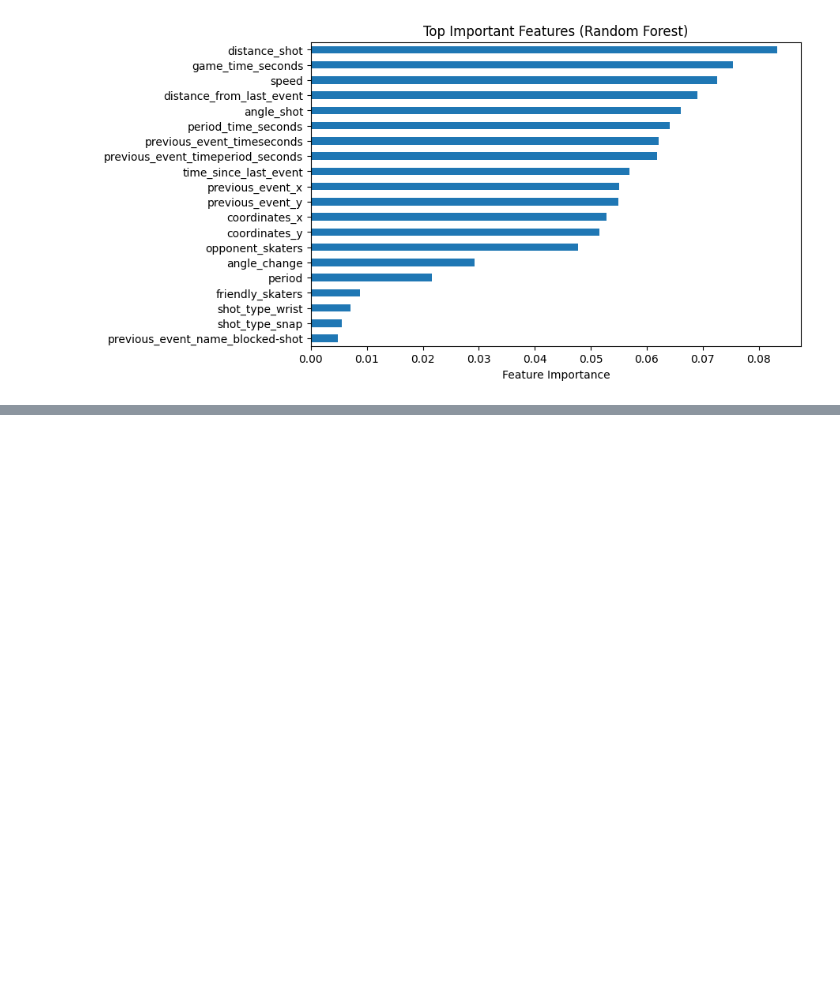
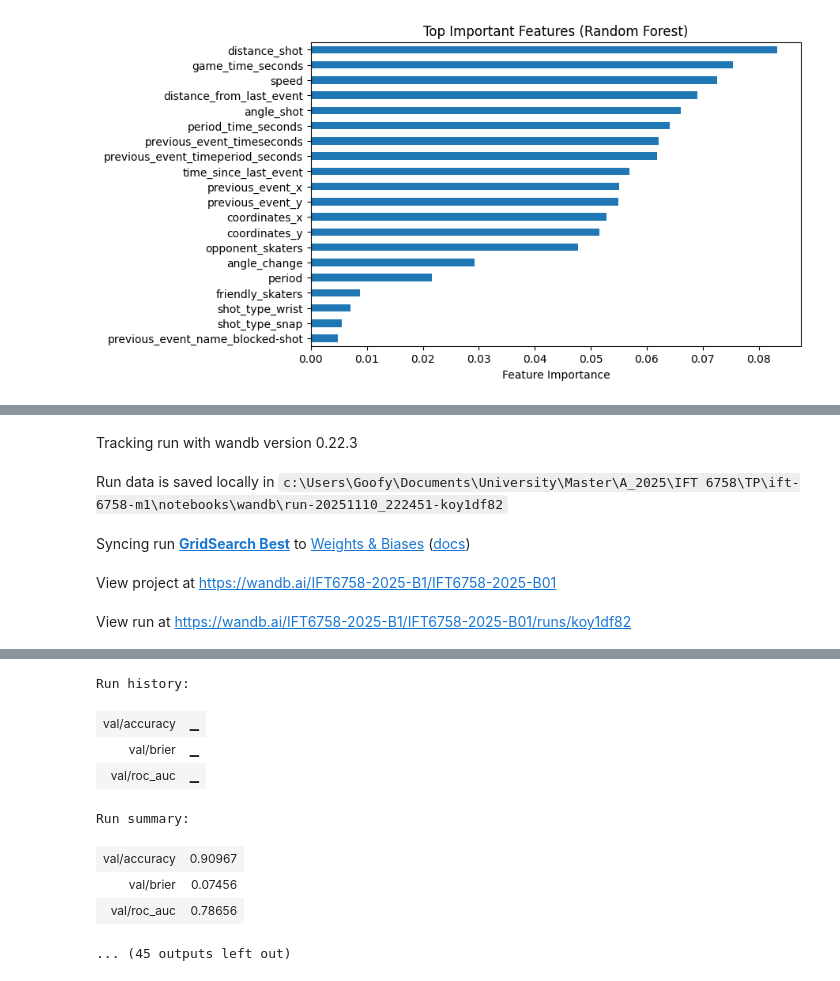
Before and after one commit to d1amondb0t/ift-6758-m1, a Jupyter notebook: notebooks/give_it_your_best_shot.ipynb, the cells around one changed output, grey strips where cells are left out. Saved outputs shown, nothing was run; the diff lists cells and outputs as text; code cells hidden in the pictures; blank space fills up the shorter version.

Commit message:
Added wandb save to project

```diff
--- a/notebooks/give_it_your_best_shot.ipynb
+++ b/notebooks/give_it_your_best_shot.ipynb
@@ -653,0 +851,29 @@ plot_all_curves(models, X_val, y_val)
+# %%
+models = {
+    "GridSearch Best": gr_best_model,
+    "MRMR Top 20": mrmr_model,
+    "Lasso Regularization": lasso_model,
+    "Removed 20 features": rm_20_model
+}
+
+X_val = {
+    "GridSearch Best": gr_X_val,
+    "MRMR Top 20": mrmr_X_val,
+    "Lasso Regularization": lasso_X_val,
+    "Removed 20 features": rm_20_X_val
+}
+
+y_val = {
+    "GridSearch Best": gr_y_val,
+    "MRMR Top 20": mrmr_y_val,
+    "Lasso Regularization": lasso_y_val,
+    "Removed 20 features": rm_20_y_val
+}
+
+
+run_info = log_models_to_wandb(
+    models=models,
+    X_val_dict=X_val,
+    y_val_dict=y_val,
+)
+# %% [output]
@@ -653,0 +886,5 @@ plot_all_curves(models, X_val, y_val)
+Tracking run with wandb version 0.22.3
+Run data is saved locally in c:\Users\Goofy\Documents\University\Master\A_2025\IFT 6758\TP\ift-6758-m1\notebooks\wandb\run-20251110_222451-koy1df82
+Syncing run GridSearch Best to Weights & Biases (docs)
+View project at https://wandb.ai/IFT6758-2025-B1/IFT6758-2025-B01
+View run at https://wandb.ai/IFT6758-2025-B1/IFT6758-2025-B01/runs/koy1df82
@@ -653,0 +892,9 @@ plot_all_curves(models, X_val, y_val)
+Run history:
+| val/accuracy | ▁ |
+| val/brier | ▁ |
+| val/roc_auc | ▁ |
+Run summary:
+| val/accuracy | 0.90967 |
+| val/brier | 0.07456 |
+| val/roc_auc | 0.78656 |
+... (45 outputs left out)
```
Also changed, not shown: parts of 10 cells of this notebook, 1 other file.
